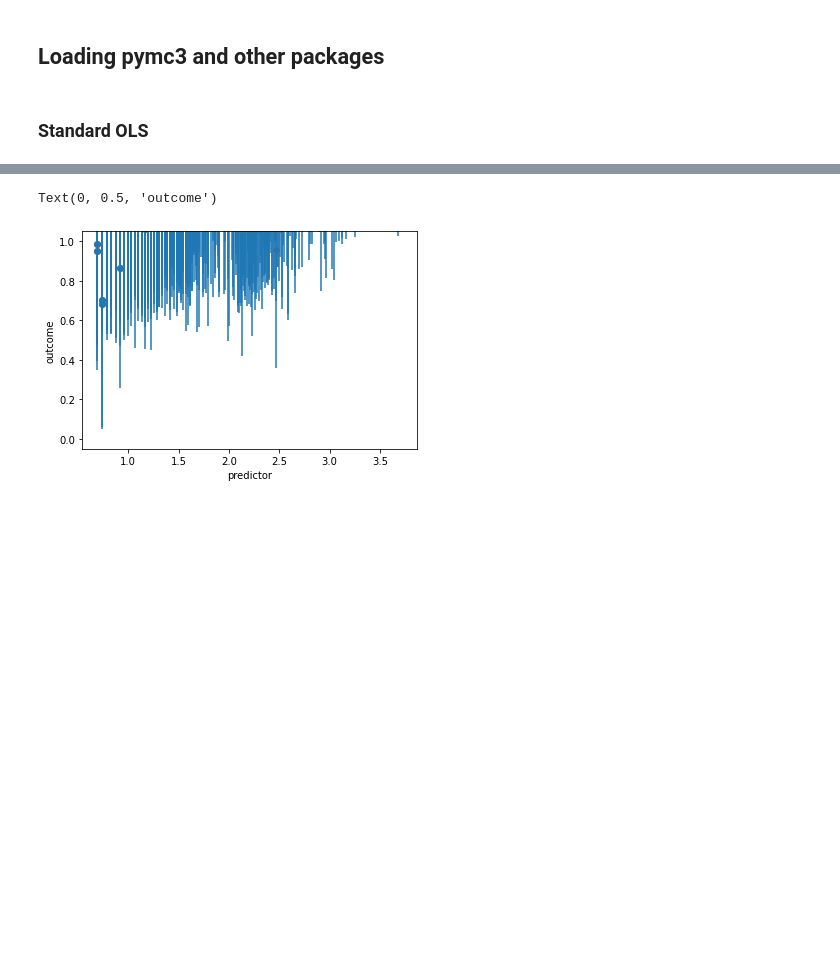
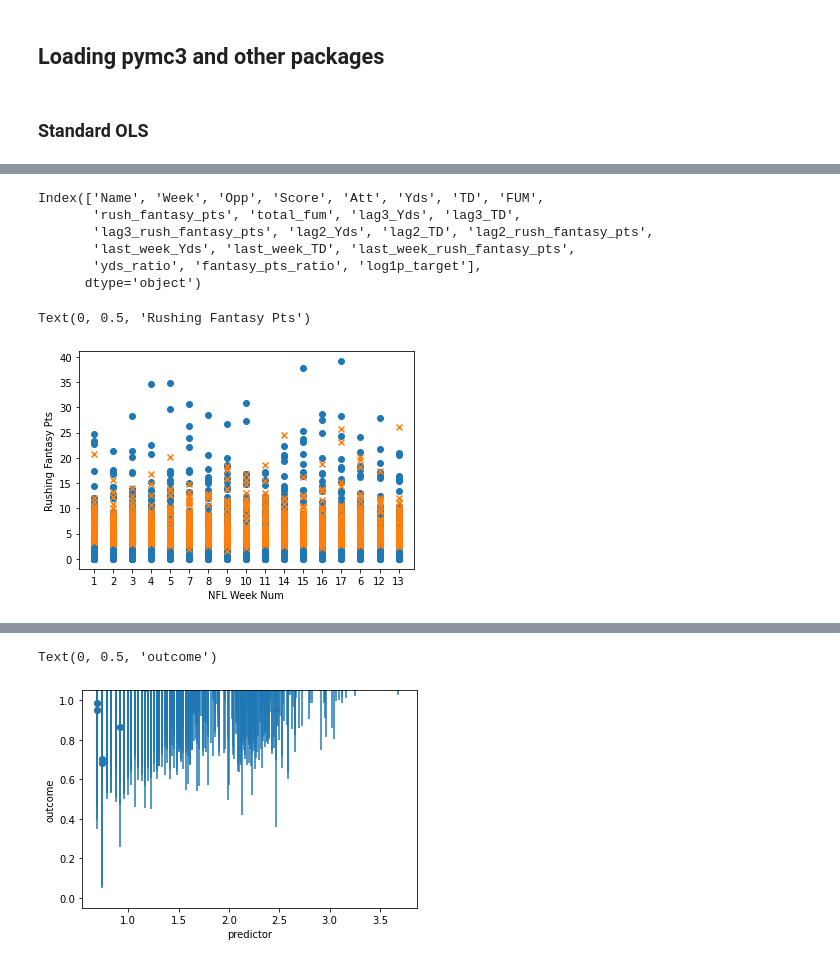
Before and after one commit to Matt-J-Christy/python_dev_practice, a Jupyter notebook: 03_model_building/03.2_rush_bayesian_ols.ipynb, the cells around one changed output, grey strips where cells are left out. Saved outputs shown, nothing was run; the diff lists cells and outputs as text; code cells hidden in the pictures; blank space fills up the shorter version.

```diff
--- a/03_model_building/03.2_rush_bayesian_ols.ipynb
+++ b/03_model_building/03.2_rush_bayesian_ols.ipynb
@@ -103,0 +162,18 @@ pred_sd = ppc['y'].std(axis = 0)
+# %%
+rush.columns
+# %% [output]
+Index(['Name', 'Week', 'Opp', 'Score', 'Att', 'Yds', 'TD', 'FUM',
+       'rush_fantasy_pts', 'total_fum', 'lag3_Yds', 'lag3_TD',
+       'lag3_rush_fantasy_pts', 'lag2_Yds', 'lag2_TD', 'lag2_rush_fantasy_pts',
+       'last_week_Yds', 'last_week_TD', 'last_week_rush_fantasy_pts',
+       'yds_ratio', 'fantasy_pts_ratio', 'log1p_target'],
+      dtype='object')
+# %%
+plt.subplots()
+plt.scatter(rush.Week, rush.rush_fantasy_pts, label = 'obs rush pts', marker = 'o')
+plt.scatter(rush.Week, y_pred, label = 'fitted values', marker = 'x')
+plt.xlabel('NFL Week Num')
+plt.ylabel('Rushing Fantasy Pts')
+# %% [output]
+Text(0, 0.5, 'Rushing Fantasy Pts')
+[figure, added]
```
Also changed, not shown: parts of 27 cells of this notebook, 1 other file.
